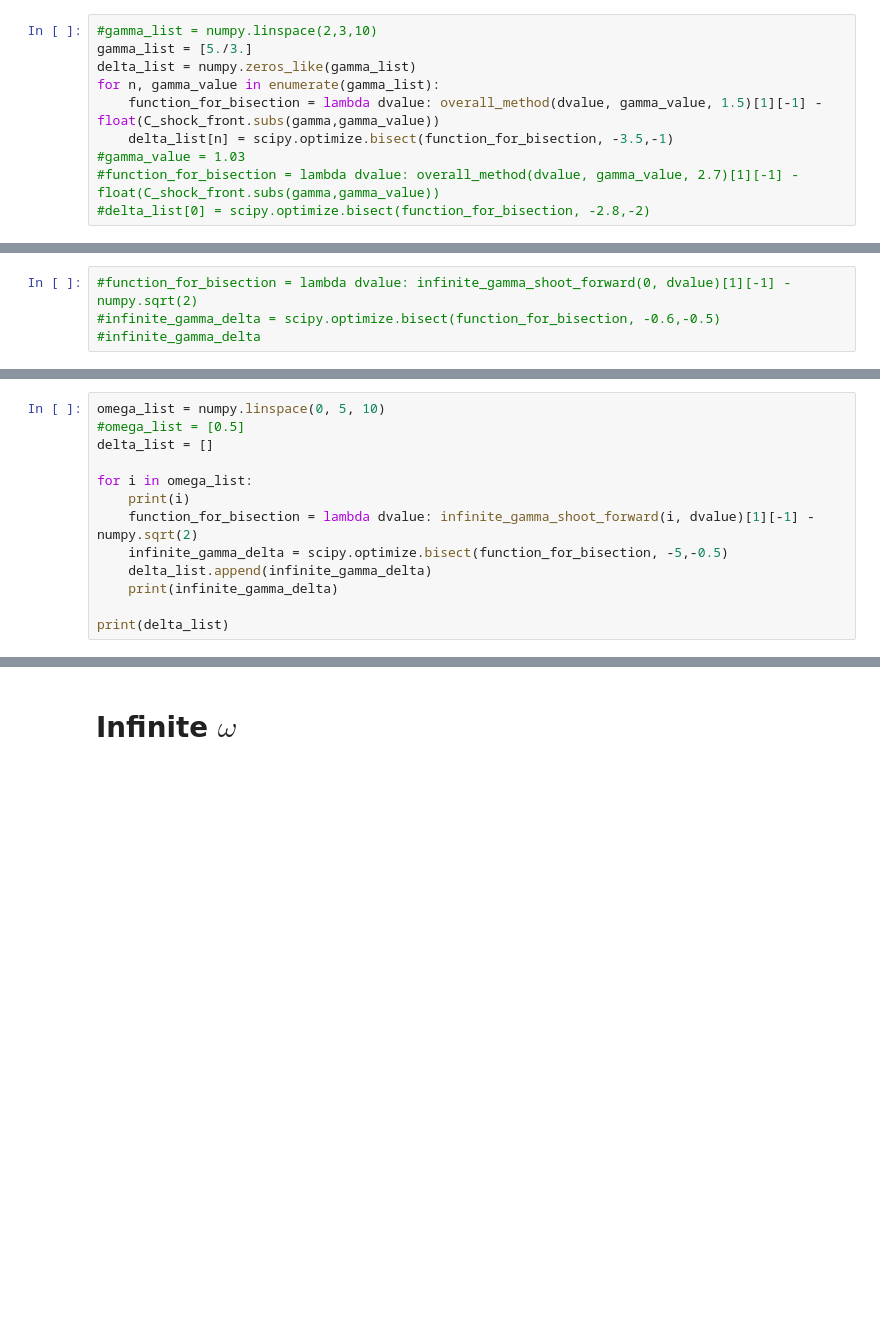
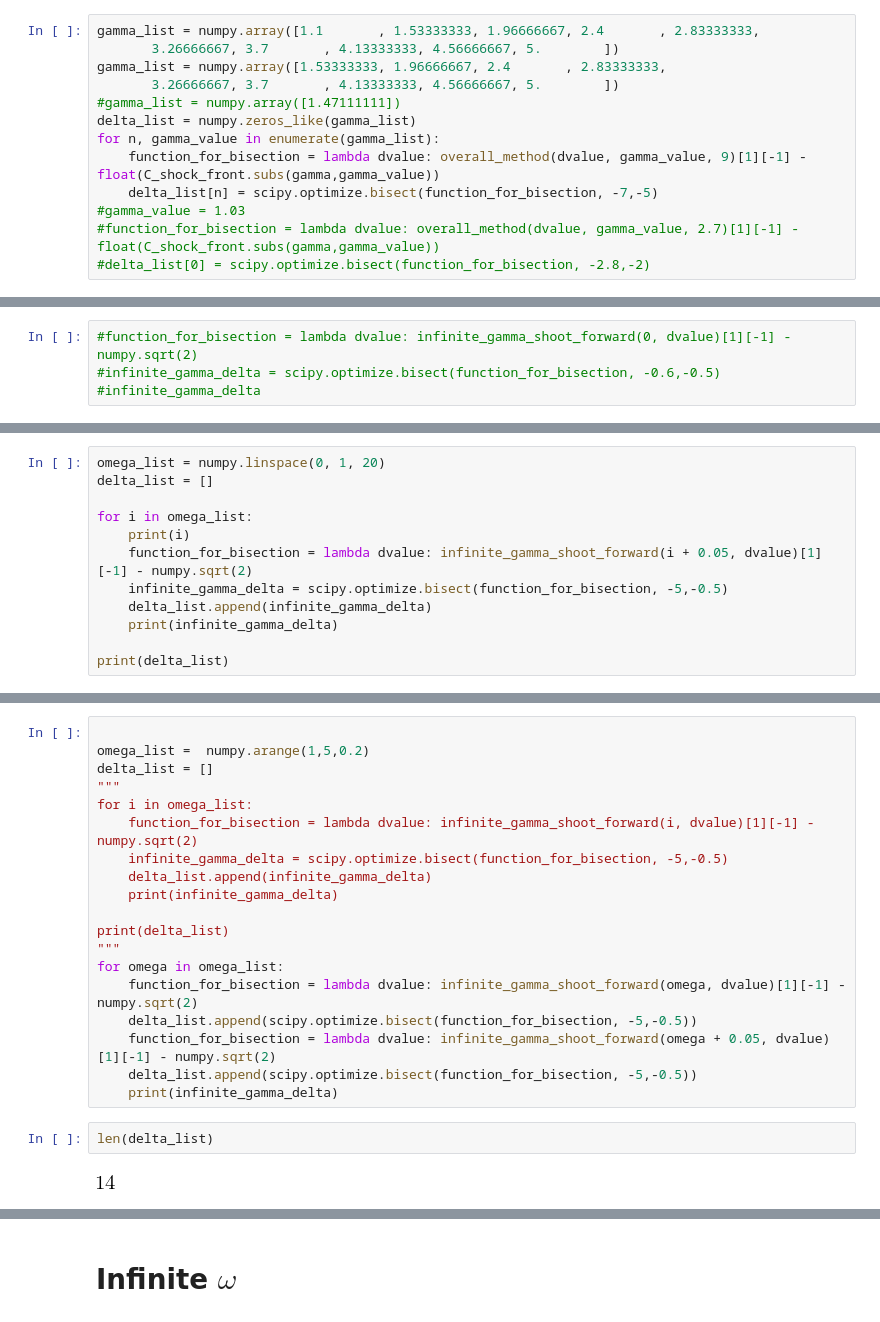
Before and after one commit to aremorov/stellar_atm_shocks, a Jupyter notebook: s_analysis.ipynb, the cells around one changed output, grey strips where cells are left out. Drawn from its saved outputs; the diff is of its cells as text; blank space fills up the shorter version.

```diff
--- a/s_analysis.ipynb
+++ b/s_analysis.ipynb
@@ -550,12 +446,15 @@ for n, omega_value in enumerate(omega_list):
 # %% [markdown]
 Combine the below 2 cases into 1 case
 # %%
-#gamma_list = numpy.linspace(2,3,10)
-gamma_list = [5./3.]
+gamma_list = numpy.array([1.1       , 1.53333333, 1.96666667, 2.4       , 2.83333333,
+       3.26666667, 3.7       , 4.13333333, 4.56666667, 5.        ])
+gamma_list = numpy.array([1.53333333, 1.96666667, 2.4       , 2.83333333,
+       3.26666667, 3.7       , 4.13333333, 4.56666667, 5.        ])
+#gamma_list = numpy.array([1.47111111])
 delta_list = numpy.zeros_like(gamma_list)
 for n, gamma_value in enumerate(gamma_list):
-    function_for_bisection = lambda dvalue: overall_method(dvalue, gamma_value, 1.5)[1][-1] - float(C_shock_front.subs(gamma,gamma_value))
-    delta_list[n] = scipy.optimize.bisect(function_for_bisection, -3.5,-1)
+    function_for_bisection = lambda dvalue: overall_method(dvalue, gamma_value, 9)[1][-1] - float(C_shock_front.subs(gamma,gamma_value))
+    delta_list[n] = scipy.optimize.bisect(function_for_bisection, -7,-5)
 #gamma_value = 1.03
 #function_for_bisection = lambda dvalue: overall_method(dvalue, gamma_value, 2.7)[1][-1] - float(C_shock_front.subs(gamma,gamma_value))
 #delta_list[0] = scipy.optimize.bisect(function_for_bisection, -2.8,-2)
@@ -722,11 +698,10 @@ Determining $\lim_{\gamma\rightarrow \infty} \delta(\omega, \gamma)$
 # %%
-omega_list = numpy.linspace(0, 5, 10)
-#omega_list = [0.5]
+omega_list = numpy.linspace(0, 1, 20)
 delta_list = []
 
 for i in omega_list:
     print(i)
-    function_for_bisection = lambda dvalue: infinite_gamma_shoot_forward(i, dvalue)[1][-1] - numpy.sqrt(2)
+    function_for_bisection = lambda dvalue: infinite_gamma_shoot_forward(i + 0.05, dvalue)[1][-1] - numpy.sqrt(2)
     infinite_gamma_delta = scipy.optimize.bisect(function_for_bisection, -5,-0.5)
     delta_list.append(infinite_gamma_delta)
     print(infinite_gamma_delta)
@@ -763,0 +785,23 @@ pass
+# %%
+
+omega_list =  numpy.arange(1,5,0.2)
+delta_list = []
+"""
+for i in omega_list:
+    function_for_bisection = lambda dvalue: infinite_gamma_shoot_forward(i, dvalue)[1][-1] - numpy.sqrt(2)
+    infinite_gamma_delta = scipy.optimize.bisect(function_for_bisection, -5,-0.5)
+    delta_list.append(infinite_gamma_delta)
+    print(infinite_gamma_delta)
+
+print(delta_list)
+"""
+for omega in omega_list:
+    function_for_bisection = lambda dvalue: infinite_gamma_shoot_forward(omega, dvalue)[1][-1] - numpy.sqrt(2)
+    delta_list.append(scipy.optimize.bisect(function_for_bisection, -5,-0.5))
+    function_for_bisection = lambda dvalue: infinite_gamma_shoot_forward(omega + 0.05, dvalue)[1][-1] - numpy.sqrt(2)
+    delta_list.append(scipy.optimize.bisect(function_for_bisection, -5,-0.5))
+    print(infinite_gamma_delta)
+# %%
+len(delta_list)
+# %% [output]
+[figure, added]
```
Also changed, not shown: parts of 63 cells of this notebook.
